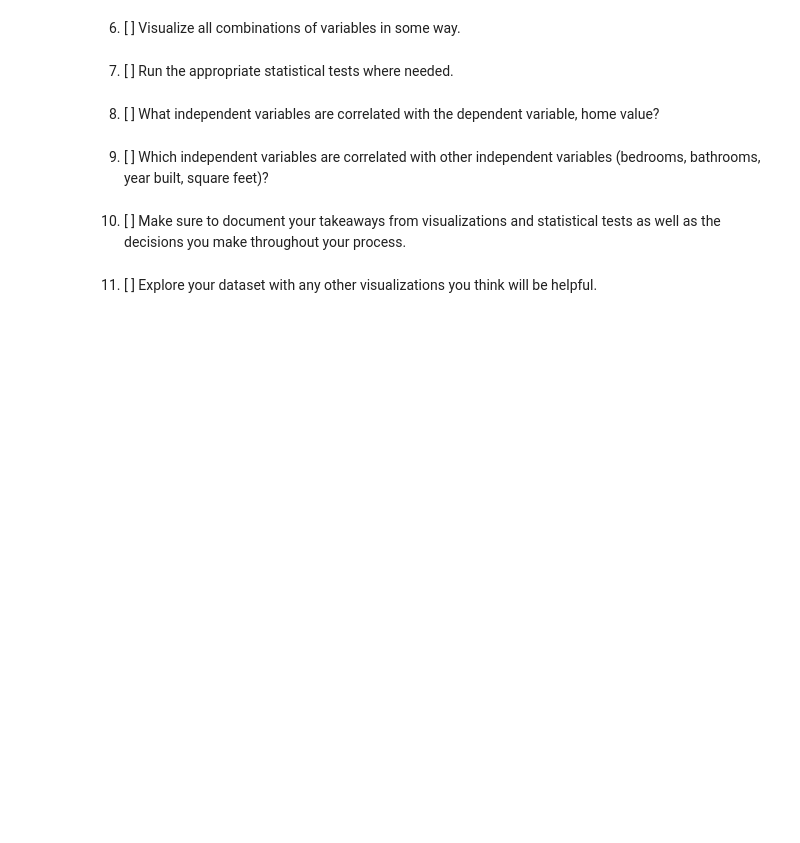
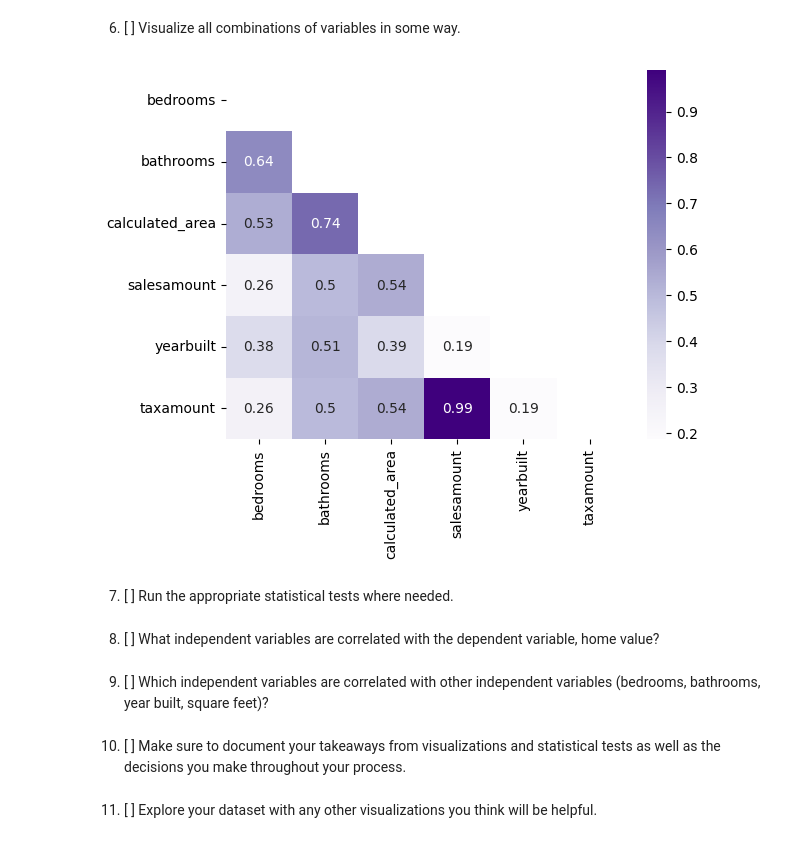
Before and after one commit to Michael-Nelson361/regression-exercises, a Jupyter notebook: explore.ipynb, the cells around one changed output. Drawn from its saved outputs; the diff is of its cells as text; code cells hidden in the pictures; blank space fills up the shorter version.

```diff
--- a/explore.ipynb
+++ b/explore.ipynb
@@ -334,5 +344,15 @@ stats.pearsonr(train.bedrooms,train.taxamount)
 # %% [markdown]
 6. [ ] Visualize all combinations of variables in some way.
+# %%
+sns.heatmap(data=train.drop(columns='county').corr(),
+            annot=True,
+            mask=np.triu(train.drop(columns='county').corr()),
+            cmap='Purples'
+            )
+
+plt.show()
+# %% [output]
+[figure, added]
 # %% [markdown]
 7. [ ] Run the appropriate statistical tests where needed.
 # %% [markdown]
```
Also changed, not shown: parts of 17 cells of this notebook, 1 other file.
